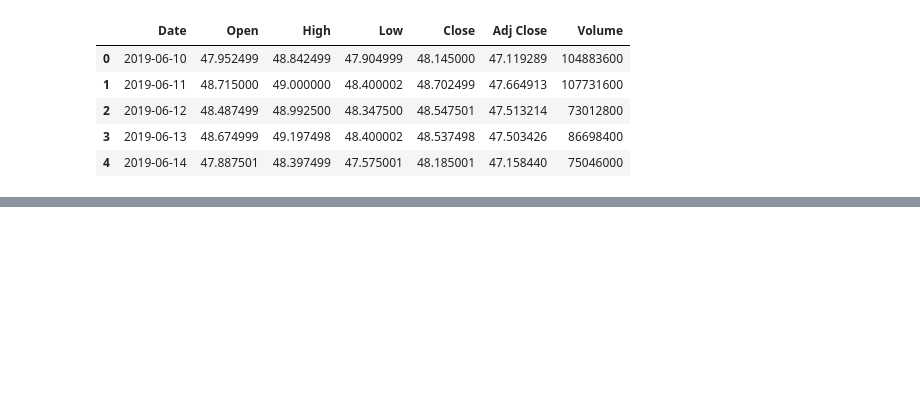
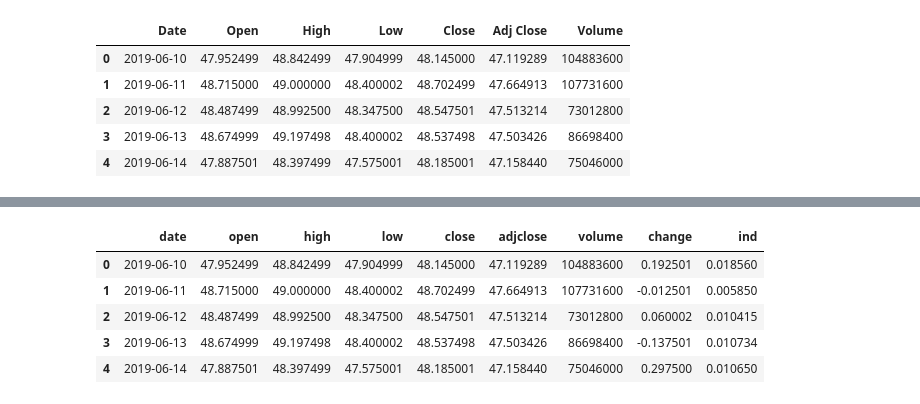
Before and after one commit to flowxcode/abclass, a Jupyter notebook: nnbasics.ipynb, the cells around one changed output, grey strips where cells are left out. Cells and saved outputs as stored; diff of their text form; code cells hidden in the pictures; blank space fills up the shorter version.

```diff
--- a/nnbasics.ipynb
+++ b/nnbasics.ipynb
@@ -14,0 +44,11 @@ df.head()
+# %%
+df['change'] = df['close'] - df['open']
+df['ind'] = (df['high']/df['open']) -1
+df.head()
+# %% [output]
+|  | date | open | high | low | close | adjclose | volume | change | ind |
+| 0 | 2019-06-10 | 47.952499 | 48.842499 | 47.904999 | 48.145000 | 47.119289 | 104883600 | 0.192501 | 0.018560 |
+| 1 | 2019-06-11 | 48.715000 | 49.000000 | 48.400002 | 48.702499 | 47.664913 | 107731600 | -0.012501 | 0.005850 |
+| 2 | 2019-06-12 | 48.487499 | 48.992500 | 48.347500 | 48.547501 | 47.513214 | 73012800 | 0.060002 | 0.010415 |
+| 3 | 2019-06-13 | 48.674999 | 49.197498 | 48.400002 | 48.537498 | 47.503426 | 86698400 | -0.137501 | 0.010734 |
+| 4 | 2019-06-14 | 47.887501 | 48.397499 | 47.575001 | 48.185001 | 47.158440 | 75046000 | 0.297500 | 0.010650 |
```
Also changed, not shown: parts of 5 cells of this notebook, 5 other files.
